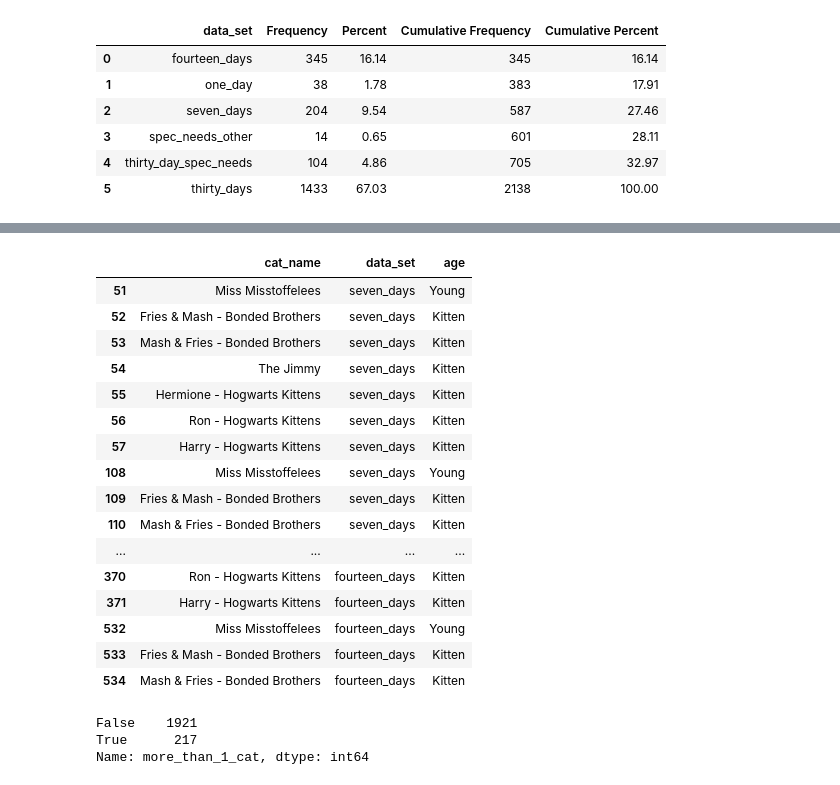
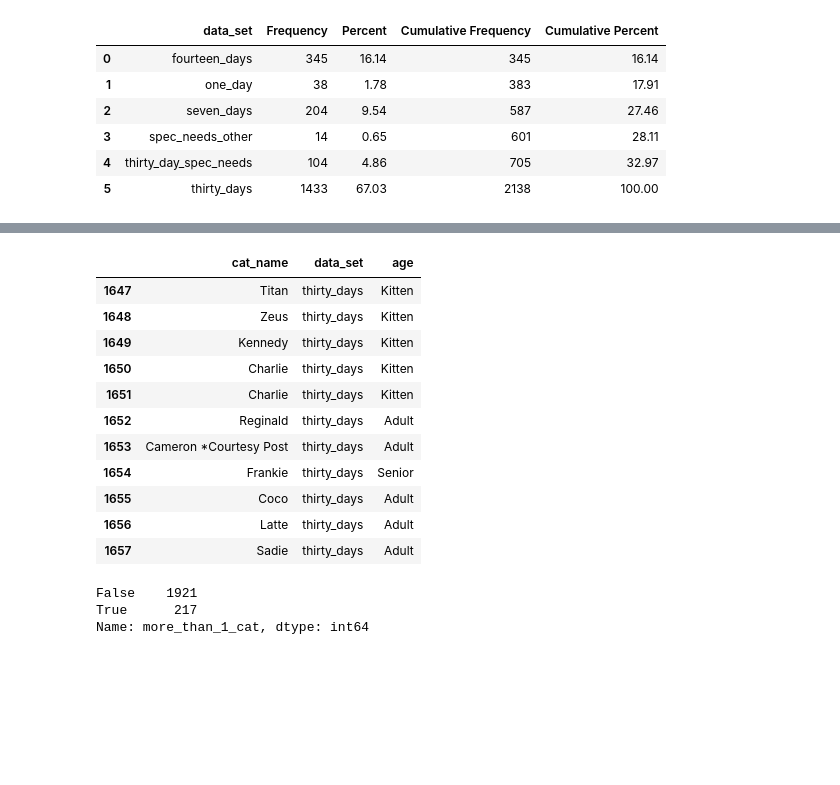
Before and after one commit to dgarbato/petfinder, a Jupyter notebook: juypter notebook code/Analyze data 1.ipynb, the cells around one changed output, grey strips where cells are left out. Cells and saved outputs as stored; diff of their text form; code cells hidden in the pictures; blank space fills up the shorter version.

```diff
--- a/juypter notebook code/Analyze data 1.ipynb
+++ b/juypter notebook code/Analyze data 1.ipynb
@@ -80,11 +80,11 @@ df_all['other_days'] =df_all['data_set'].apply(lambda x: x in ['one_day','seven_
 
 df_all['spec_needs'] = df_all['data_set'].apply(lambda x: x in ['spec_needs_other','thirty_day_spec_needs'])
 
-df_all['color'] = df_all['color'].astype(str)
+#df_all['color'] = df_all['color'].astype(str)
 
-Tabby = [True if 'Tabby' in cat else False for cat in df_all['color']]
-print('length Tabby ',len(Tabby))
-df_all['Tabby'] = pd.Series(Tabby)
+# Tabby = [True if 'Tabby' in cat else False for cat in df_all['color']]
+# print('length Tabby ',len(Tabby))
+# df_all['Tabby'] = pd.Series(Tabby)
 
 
 df_all['pet_story_num_words']  = df_all['pet_story_num_words'].fillna(0)
@@ -92,6 +92,9 @@ df_all['pet_story_num_words']  = df_all['pet_story_num_words'].fillna(0)
 df_all['without_story'] = df_all['pet_story_num_words'] == 0
 
 df_all['coat_length_miss'] = df_all['coat_length'].fillna('unknown')
+
+df_all['color_miss'] = df_all['color'].fillna('unknown')
+
 
 df_all['breed'] = df_all['breed'].fillna('unknown')
 
@@ -140,5 +143,25 @@ print('list length = ',len(breed_type))
 
 df_all['breed_type'] = pd.Series(breed_type)
 
+days_on_site = ['Thirty Days Plus' if v == True else 'Less Than Thirty Days' for v in df_all['thirty_days']]
+print('days on site length',len(days_on_site)) #need variable in this form for graphs in analysis
+
+df_all['Days_On_Site'] = pd.Series(days_on_site)
+
+colors_keep=['Black & White / Tuxedo','Black', 'Tabby (Brown / Chocolate)', 'Gray & White', \
+        'Tabby (Gray / Blue / Silver)', 'Orange & White', 'Gray / Blue / Silver', 'Calico', \
+        'Tabby (Tiger Striped)', 'Tabby (Buff / Tan / Fawn)', 'White','Tortoiseshell', 'Orange / Red', \
+        'Tabby (Orange / Red)'   ]
+
+lst =[]
+for color_ in df_all['color']:
+    if color_ in colors_keep:
+        lst.append(color_)
+    else:
+        lst.append('Other')
+
+df_all['color_new'] = pd.Series(lst)
+print('len of lst ',len(lst))
+
 df_all.shape
 # %% [output]
@@ -149,6 +196,6 @@ list length =  2138
 # %%
 df_all2 = df_all.loc[df_all['spec_needs']==False,:]
-df_all2 = df_all2.drop(['spec_needs','breed','size','Unnamed: 0','house_trained','characteristics','health','num_cats',], axis = 1)
+df_all2 = df_all2.drop(['spec_needs','breed','size','Unnamed: 0','house_trained','characteristics','health','num_cats','other_days'], axis = 1)
 
 df_all2.to_csv(r'C:\Users\dgarb\OneDrive\Documents\Data Science Bootcamp April\Python\web_scraping_project\data prepared for analysis\cleaned data\df_all.csv')
 
@@ -197,24 +363,19 @@ df_all2.loc[final_mask,['cat_id','rescue_group','thirty_days']].groupby(['thirty
 # %%
 #df_all2.loc[df_all2['rescue_group']=='Animal Life Savers Inc.',['cat_name','data_set','age']]
-df_all2.loc[df_all2['rescue_group']=='AdvoCat Rescue',['cat_name','data_set','age']]
+df_all2.loc[df_all2['rescue_group']=='A Pathway to Hope',['cat_name','data_set','age']]
 # %% [output]
 |  | cat_name | data_set | age |
-| 51 | Miss Misstoffelees | seven_days | Young |
-| 52 | Fries & Mash - Bonded Brothers | seven_days | Kitten |
-| 53 | Mash & Fries - Bonded Brothers | seven_days | Kitten |
-| 54 | The Jimmy | seven_days | Kitten |
-| 55 | Hermione - Hogwarts Kittens | seven_days | Kitten |
-| 56 | Ron - Hogwarts Kittens | seven_days | Kitten |
-| 57 | Harry - Hogwarts Kittens | seven_days | Kitten |
-| 108 | Miss Misstoffelees | seven_days | Young |
-| 109 | Fries & Mash - Bonded Brothers | seven_days | Kitten |
-| 110 | Mash & Fries - Bonded Brothers | seven_days | Kitten |
-| ... | ... | ... | ... |
-| 370 | Ron - Hogwarts Kittens | fourteen_days | Kitten |
-| 371 | Harry - Hogwarts Kittens | fourteen_days | Kitten |
-| 532 | Miss Misstoffelees | fourteen_days | Young |
-| 533 | Fries & Mash - Bonded Brothers | fourteen_days | Kitten |
-| 534 | Mash & Fries - Bonded Brothers | fourteen_days | Kitten |
+| 1647 | Titan | thirty_days | Kitten |
+| 1648 | Zeus | thirty_days | Kitten |
+| 1649 | Kennedy | thirty_days | Kitten |
+| 1650 | Charlie | thirty_days | Kitten |
+| 1651 | Charlie | thirty_days | Kitten |
+| 1652 | Reginald | thirty_days | Adult |
+| 1653 | Cameron *Courtesy Post | thirty_days | Adult |
+| 1654 | Frankie | thirty_days | Senior |
+| 1655 | Coco | thirty_days | Adult |
+| 1656 | Latte | thirty_days | Adult |
+| 1657 | Sadie | thirty_days | Adult |
 # %%
 m_than_one = df_all.loc[df_all['cat_name'].str.contains('&| and ',case=False)]
 m_than_one
```
Also changed, not shown: parts of 15 cells of this notebook, 6 other files.
